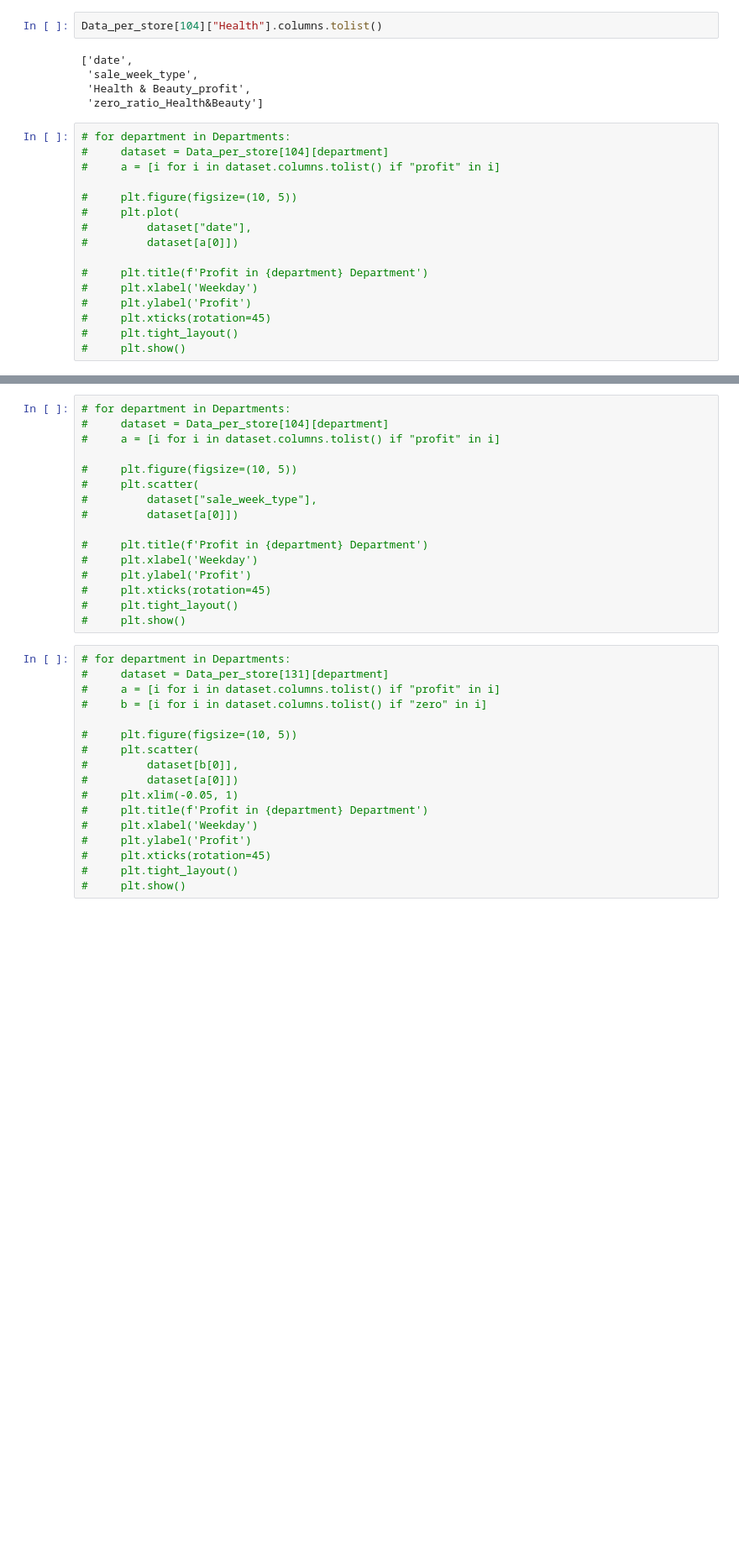
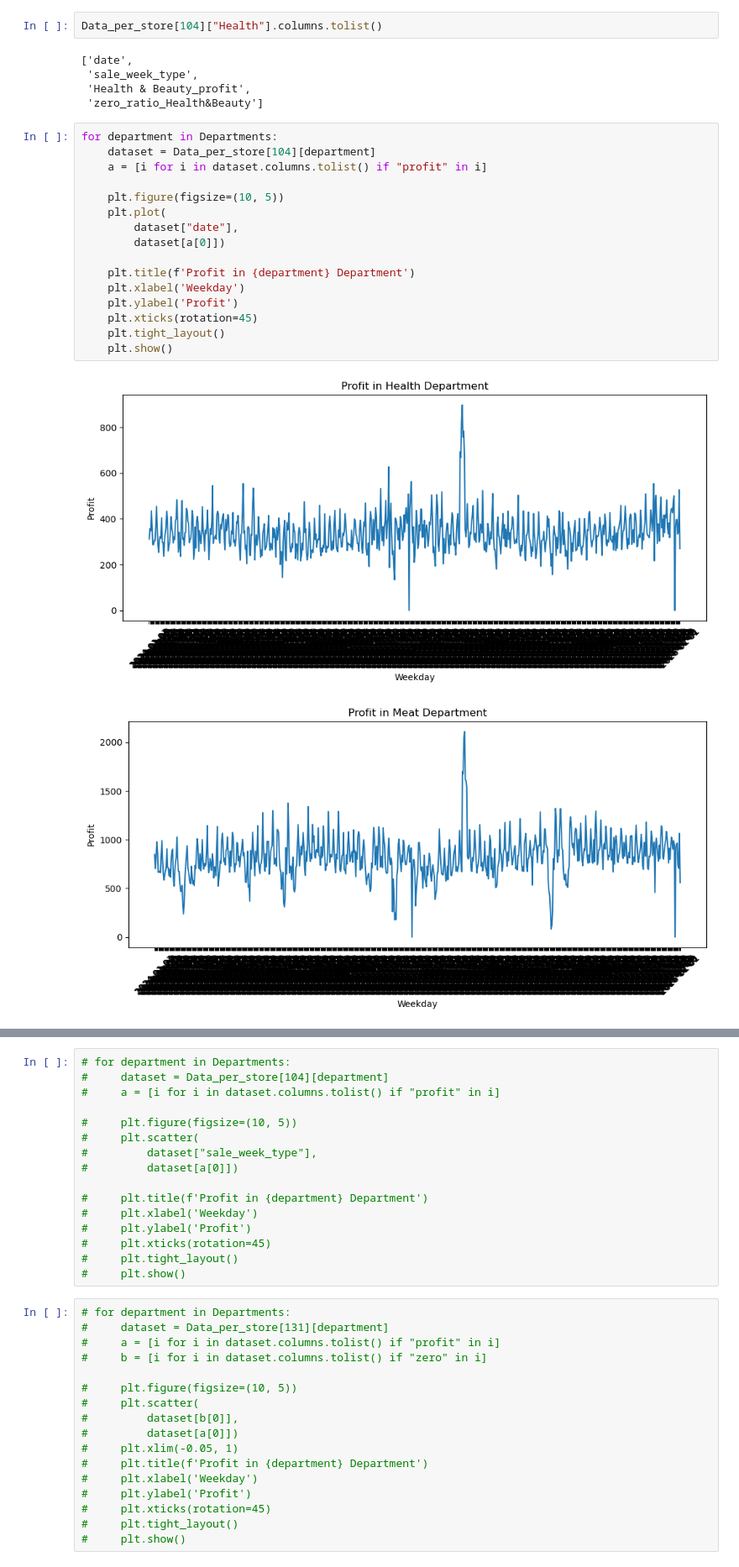
Before and after one commit to Austin-cool/The-Supply-Chain-Paradox, a Jupyter notebook: M2/Models/Linear regression/Plots_and_trends.ipynb, the cells around one changed output, grey strips where cells are left out. Shown at 84% size. Drawn from its saved outputs; the diff is of its cells as text; blank space fills up the shorter version.

```diff
--- a/M2/Models/Linear regression/Plots_and_trends.ipynb
+++ b/M2/Models/Linear regression/Plots_and_trends.ipynb
@@ -29,18 +29,21 @@ Data_per_store[104]["Health"].columns.tolist()
  'Health & Beauty_profit',
  'zero_ratio_Health&Beauty']
 # %%
-# for department in Departments:
-#     dataset = Data_per_store[104][department]
-#     a = [i for i in dataset.columns.tolist() if "profit" in i]
+for department in Departments:
+    dataset = Data_per_store[104][department]
+    a = [i for i in dataset.columns.tolist() if "profit" in i]
 
-#     plt.figure(figsize=(10, 5))
-#     plt.plot(
-#         dataset["date"],
-#         dataset[a[0]])
+    plt.figure(figsize=(10, 5))
+    plt.plot(
+        dataset["date"],
+        dataset[a[0]])
 
-#     plt.title(f'Profit in {department} Department')
-#     plt.xlabel('Weekday')
-#     plt.ylabel('Profit')
-#     plt.xticks(rotation=45)
-#     plt.tight_layout()
-#     plt.show()
+    plt.title(f'Profit in {department} Department')
+    plt.xlabel('Weekday')
+    plt.ylabel('Profit')
+    plt.xticks(rotation=45)
+    plt.tight_layout()
+    plt.show()
+# %% [output]
+[figure, added]
+[figure, added]
```
Also changed, not shown: parts of 2 cells of this notebook, 2 other files.
